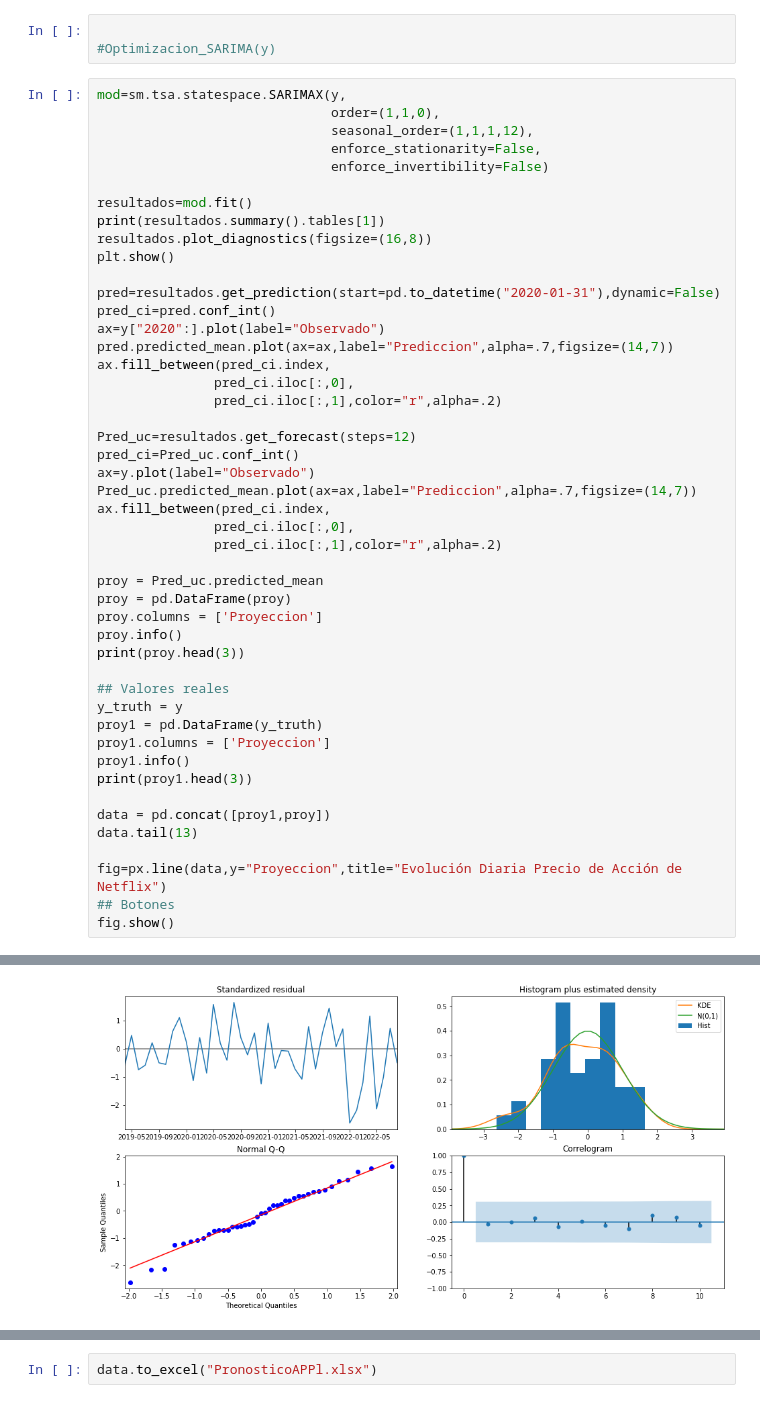
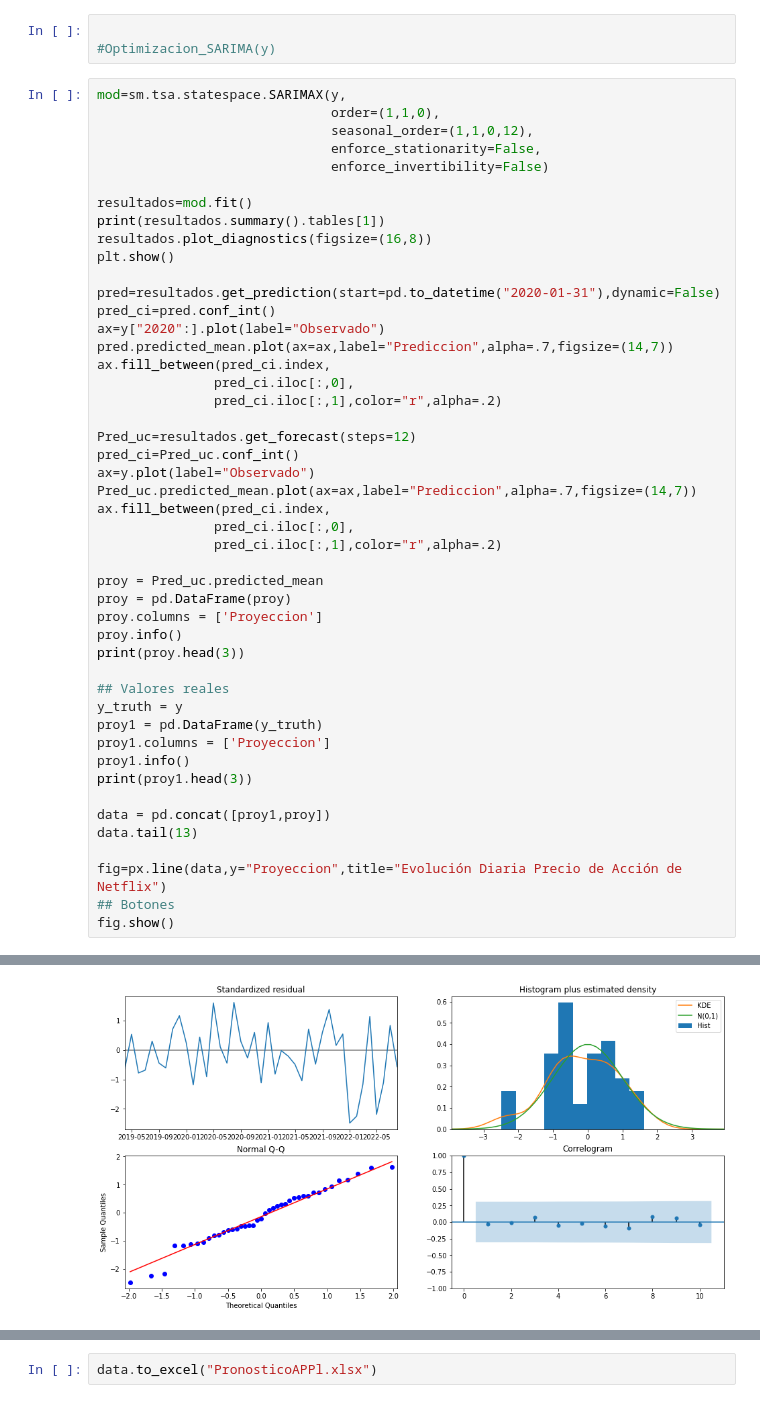
Before and after one commit to huramire/PyoyectoBanco2022, a Jupyter notebook: ProyectoCedesistemasSerieFinancieraNFLX.ipynb, the cells around one changed output, grey strips where cells are left out. Cells and saved outputs as stored; diff of their text form.

```diff
--- a/ProyectoCedesistemasSerieFinancieraNFLX.ipynb
+++ b/ProyectoCedesistemasSerieFinancieraNFLX.ipynb
@@ -644,7 +644,7 @@ MAE:  206.09140438712907
 # %%
 mod=sm.tsa.statespace.SARIMAX(y,
                               order=(1,1,0),
-                              seasonal_order=(1,1,1,12),
+                              seasonal_order=(1,1,0,12),
                               enforce_stationarity=False,
                               enforce_invertibility=False)
 
@@ -699,5 +698,5 @@ sigma2      1712.3383    375.009      4.566      0.000     977.334    2447.342
 ==============================================================================
-[figure, old version]
+[figure, new version]
 <class 'pandas.core.frame.DataFrame'>
 DatetimeIndex: 12 entries, 2022-08-31 to 2023-07-31
 Freq: M
```
Also changed, not shown: parts of 15 cells of this notebook.
